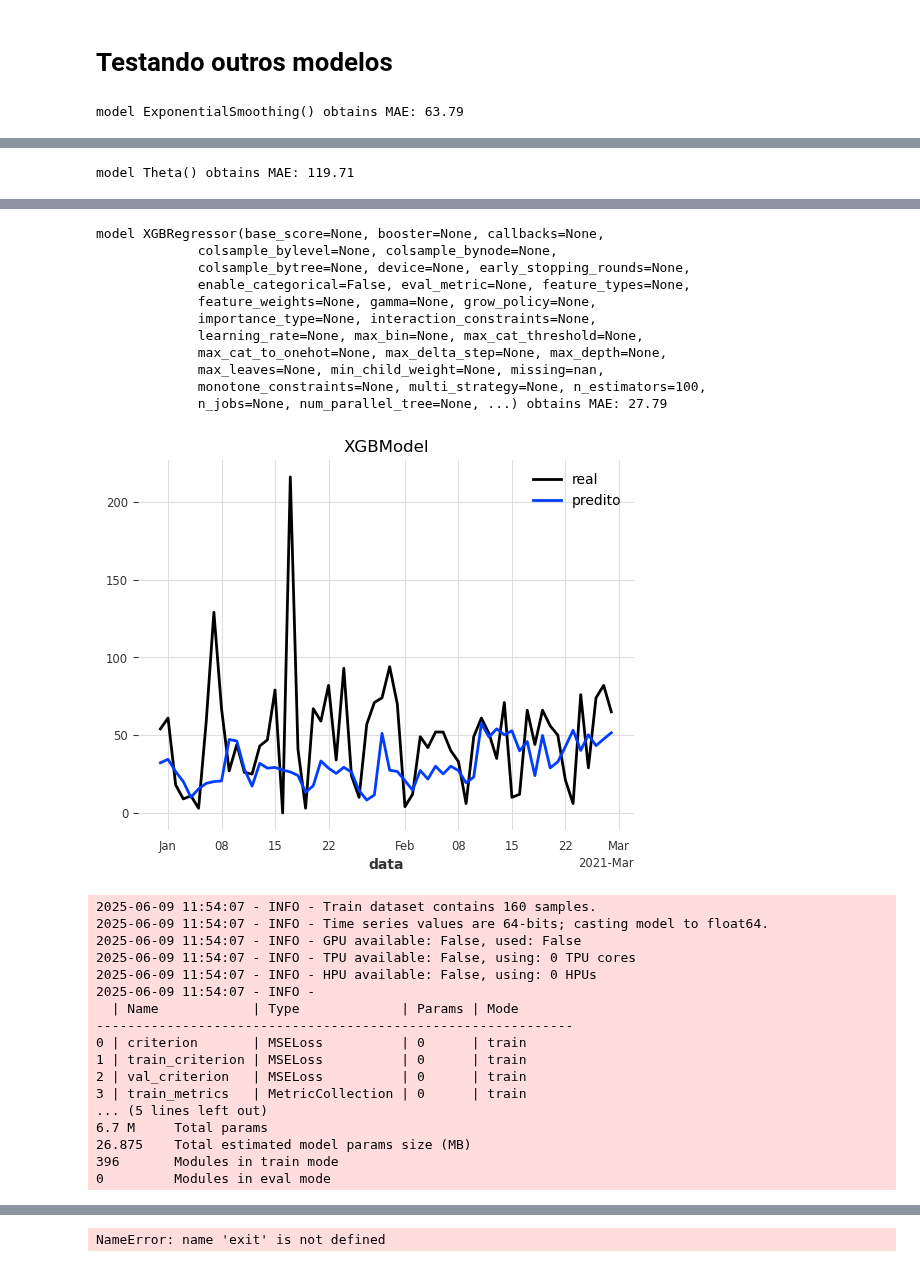
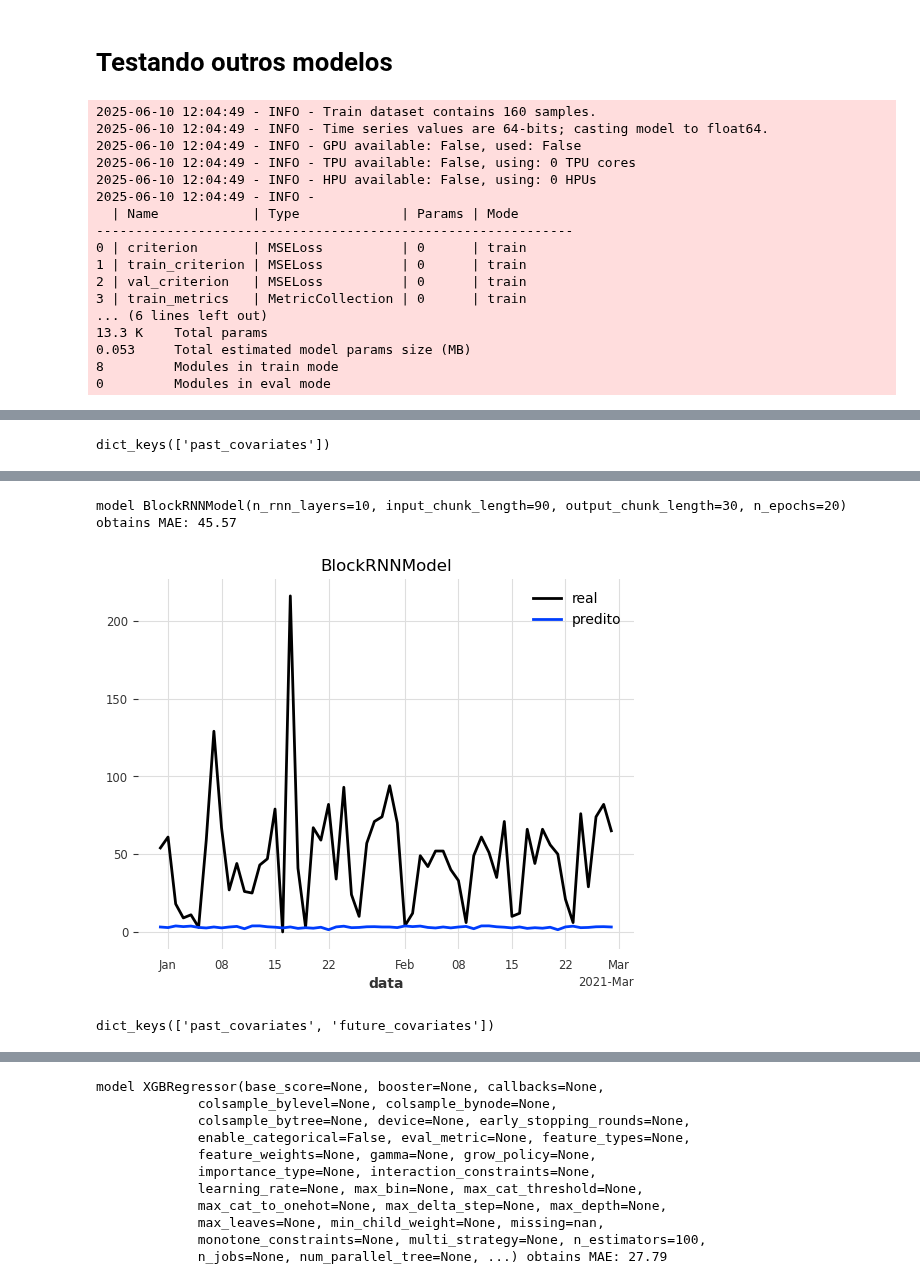
Before and after one commit to carloszan/covid, a Jupyter notebook: analises/6.modelos/0.xgboost.ipynb, the cells around one changed output, grey strips where cells are left out. Cells and saved outputs as stored; diff of their text form; code cells hidden in the pictures.

Commit message:
Testar mais modelos

```diff
--- a/analises/6.modelos/0.xgboost.ipynb
+++ b/analises/6.modelos/0.xgboost.ipynb
@@ -453,22 +454,18 @@ def eval_model(model, model_name, past, future, train, val):
 
     return df
 # %%
-from darts.models import XGBModel, ExponentialSmoothing, ARIMA, Theta, NBEATSModel, TFTModel
-from darts.utils.utils import ModelMode, SeasonalityMode
+from darts.models import XGBModel, NBEATSModel, Prophet, BlockRNNModel
 
 model_configs = [
-    ("ExponentialSmoothing", False, False,
-     ExponentialSmoothing(trend=ModelMode.ADDITIVE)),
 
-    ("Theta", False, False, Theta()),
-
-    ("ARIMA", False, False, ARIMA(p=15, d=1, q=7)),
+    ("BlockRNNModel", True, False,
+     BlockRNNModel(input_chunk_length=90, output_chunk_length=30, n_epochs=20, n_rnn_layers=10)),
 
     ("XGBModel", True, True,
      XGBModel(lags=7, lags_past_covariates=[-1, -7, -14, -30], lags_future_covariates=[1, 7, 14, 30], n_estimators=100)),
 
-    ("NBEATSModel", False, False,
-     NBEATSModel(input_chunk_length=90, output_chunk_length=30, n_epochs=50))
+    # ("NBEATSModel", False, False,
+    #  NBEATSModel(input_chunk_length=90, output_chunk_length=30, n_epochs=50))
 ]
 
 for model in model_configs:
@@ -476,4 +473,20 @@ for model in model_configs:
     df['modelo'] = model[0]
     df_results = pd.concat([df_results, df])
 # %% [output]
-model ExponentialSmoothing() obtains MAE: 63.79
+2025-06-10 12:04:49 - INFO - Train dataset contains 160 samples.
+2025-06-10 12:04:49 - INFO - Time series values are 64-bits; casting model to float64.
+2025-06-10 12:04:49 - INFO - GPU available: False, used: False
+2025-06-10 12:04:49 - INFO - TPU available: False, using: 0 TPU cores
+2025-06-10 12:04:49 - INFO - HPU available: False, using: 0 HPUs
+2025-06-10 12:04:49 - INFO -
+  | Name            | Type             | Params | Mode
+-------------------------------------------------------------
+0 | criterion       | MSELoss          | 0      | train
+1 | train_criterion | MSELoss          | 0      | train
+2 | val_criterion   | MSELoss          | 0      | train
+3 | train_metrics   | MetricCollection | 0      | train
+... (6 lines left out)
+13.3 K    Total params
+0.053     Total estimated model params size (MB)
+8         Modules in train mode
+0         Modules in eval mode
@@ -481 +493 @@ model ExponentialSmoothing() obtains MAE: 63.79
-model Theta() obtains MAE: 119.71
+dict_keys(['past_covariates'])
@@ -486,29 +499,3 @@ model ARIMA(p=15, q=7) obtains MAE: 111.94
-model XGBRegressor(base_score=None, booster=None, callbacks=None,
-             colsample_bylevel=None, colsample_bynode=None,
-             colsample_bytree=None, device=None, early_stopping_rounds=None,
-             enable_categorical=False, eval_metric=None, feature_types=None,
-             feature_weights=None, gamma=None, grow_policy=None,
-             importance_type=None, interaction_constraints=None,
-             learning_rate=None, max_bin=None, max_cat_threshold=None,
-             max_cat_to_onehot=None, max_delta_step=None, max_depth=None,
-             max_leaves=None, min_child_weight=None, missing=nan,
-             monotone_constraints=None, multi_strategy=None, n_estimators=100,
-             n_jobs=None, num_parallel_tree=None, ...) obtains MAE: 27.79
+model BlockRNNModel(n_rnn_layers=10, input_chunk_length=90, output_chunk_length=30, n_epochs=20) obtains MAE: 45.57
-[figure, removed]
+[figure, new version]
-2025-06-09 11:54:07 - INFO - Train dataset contains 160 samples.
-2025-06-09 11:54:07 - INFO - Time series values are 64-bits; casting model to float64.
-2025-06-09 11:54:07 - INFO - GPU available: False, used: False
-2025-06-09 11:54:07 - INFO - TPU available: False, using: 0 TPU cores
-2025-06-09 11:54:07 - INFO - HPU available: False, using: 0 HPUs
-2025-06-09 11:54:07 - INFO -
-  | Name            | Type             | Params | Mode
--------------------------------------------------------------
-0 | criterion       | MSELoss          | 0      | train
-1 | train_criterion | MSELoss          | 0      | train
-2 | val_criterion   | MSELoss          | 0      | train
-3 | train_metrics   | MetricCollection | 0      | train
-... (5 lines left out)
-6.7 M     Total params
-26.875    Total estimated model params size (MB)
-396       Modules in train mode
-0         Modules in eval mode
+dict_keys(['past_covariates', 'future_covariates'])
@@ -517 +503,11 @@ Detected KeyboardInterrupt, attempting graceful shutdown ...
-NameError: name 'exit' is not defined
+model XGBRegressor(base_score=None, booster=None, callbacks=None,
+             colsample_bylevel=None, colsample_bynode=None,
+             colsample_bytree=None, device=None, early_stopping_rounds=None,
+             enable_categorical=False, eval_metric=None, feature_types=None,
+             feature_weights=None, gamma=None, grow_policy=None,
+             importance_type=None, interaction_constraints=None,
+             learning_rate=None, max_bin=None, max_cat_threshold=None,
+             max_cat_to_onehot=None, max_delta_step=None, max_depth=None,
+             max_leaves=None, min_child_weight=None, missing=nan,
+             monotone_constraints=None, multi_strategy=None, n_estimators=100,
+             n_jobs=None, num_parallel_tree=None, ...) obtains MAE: 27.79
```
Also changed, not shown: parts of 5 cells of this notebook.
